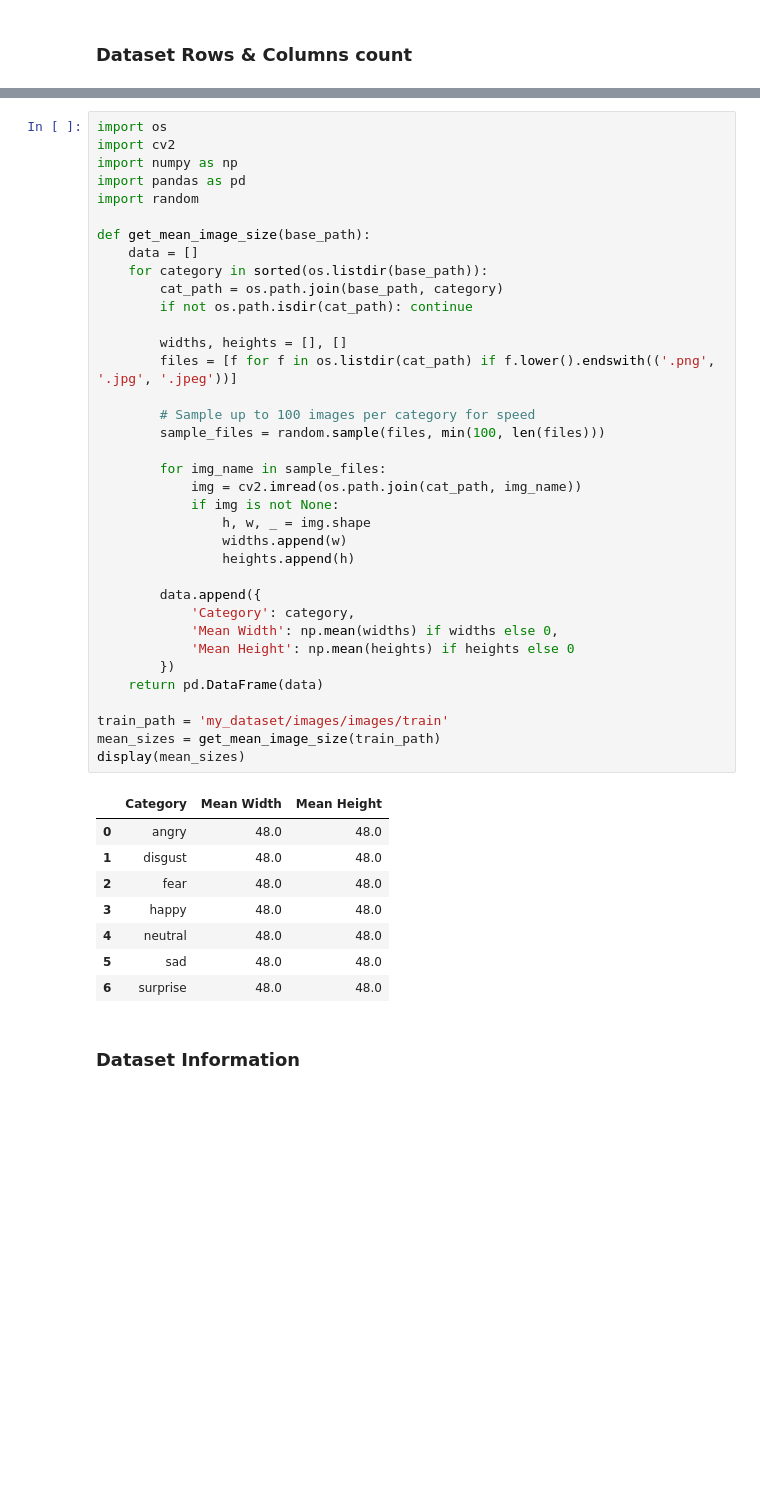
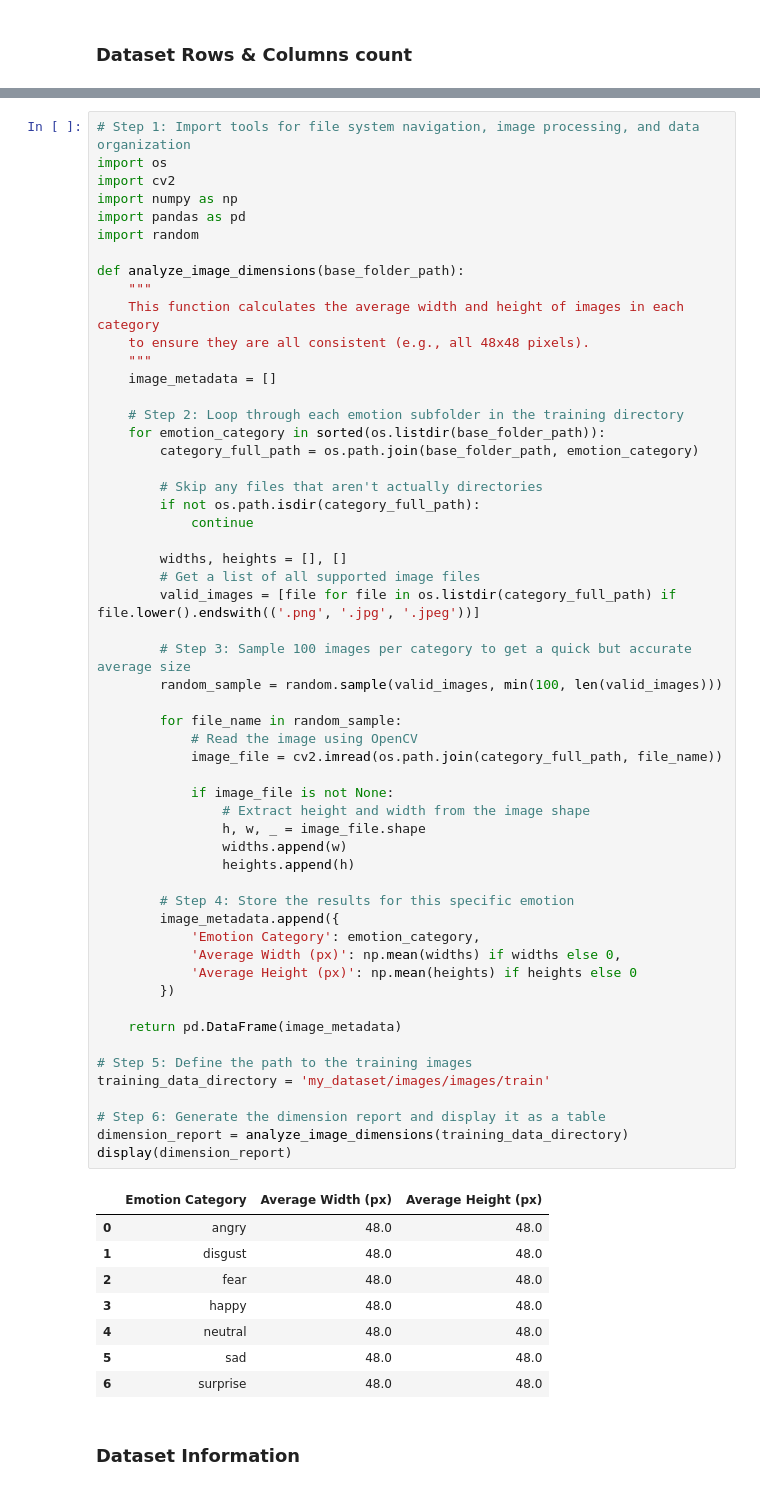
Before and after one commit to amol004/DeepFER-Facial-Emotion-Recognition-Using-Deep-Learning, a Jupyter notebook: DeepFER_Facial_Emotion_Recognition_Using_Deep_Learning.ipynb, the cells around one changed output, grey strips where cells are left out. Saved outputs shown, nothing was run; the diff lists cells and outputs as text; blank space fills up the shorter version.

```diff
--- a/DeepFER_Facial_Emotion_Recognition_Using_Deep_Learning.ipynb
+++ b/DeepFER_Facial_Emotion_Recognition_Using_Deep_Learning.ipynb
@@ -264,41 +289,60 @@ Total Images: 35887
 # %%
+# Step 1: Import tools for file system navigation, image processing, and data organization
 import os
 import cv2
 import numpy as np
 import pandas as pd
 import random
 
-def get_mean_image_size(base_path):
-    data = []
-    for category in sorted(os.listdir(base_path)):
-        cat_path = os.path.join(base_path, category)
-        if not os.path.isdir(cat_path): continue
+def analyze_image_dimensions(base_folder_path):
+    """
+    This function calculates the average width and height of images in each category
+    to ensure they are all consistent (e.g., all 48x48 pixels).
+    """
+    image_metadata = []
+
+    # Step 2: Loop through each emotion subfolder in the training directory
+    for emotion_category in sorted(os.listdir(base_folder_path)):
+        category_full_path = os.path.join(base_folder_path, emotion_category)
+
+        # Skip any files that aren't actually directories
+        if not os.path.isdir(category_full_path):
+            continue
 
         widths, heights = [], []
-        files = [f for f in os.listdir(cat_path) if f.lower().endswith(('.png', '.jpg', '.jpeg'))]
+        # Get a list of all supported image files
+        valid_images = [file for file in os.listdir(category_full_path) if file.lower().endswith(('.png', '.jpg', '.jpeg'))]
 
-        # Sample up to 100 images per category for speed
-        sample_files = random.sample(files, min(100, len(files)))
+        # Step 3: Sample 100 images per category to get a quick but accurate average size
+        random_sample = random.sample(valid_images, min(100, len(valid_images)))
 
-        for img_name in sample_files:
-            img = cv2.imread(os.path.join(cat_path, img_name))
-            if img is not None:
-                h, w, _ = img.shape
+        for file_name in random_sample:
+            # Read the image using OpenCV
+            image_file = cv2.imread(os.path.join(category_full_path, file_name))
+
+            if image_file is not None:
+                # Extract height and width from the image shape
+                h, w, _ = image_file.shape
                 widths.append(w)
                 heights.append(h)
 
-        data.append({
-            'Category': category,
-            'Mean Width': np.mean(widths) if widths else 0,
-            'Mean Height': np.mean(heights) if heights else 0
+        # Step 4: Store the results for this specific emotion
+        image_metadata.append({
+            'Emotion Category': emotion_category,
+            'Average Width (px)': np.mean(widths) if widths else 0,
+            'Average Height (px)': np.mean(heights) if heights else 0
         })
-    return pd.DataFrame(data)
 
-train_path = 'my_dataset/images/images/train'
-mean_sizes = get_mean_image_size(train_path)
-display(mean_sizes)
+    return pd.DataFrame(image_metadata)
+
+# Step 5: Define the path to the training images
+training_data_directory = 'my_dataset/images/images/train'
+
+# Step 6: Generate the dimension report and display it as a table
+dimension_report = analyze_image_dimensions(training_data_directory)
+display(dimension_report)
 # %% [output]
-|  | Category | Mean Width | Mean Height |
+|  | Emotion Category | Average Width (px) | Average Height (px) |
 | 0 | angry | 48.0 | 48.0 |
 | 1 | disgust | 48.0 | 48.0 |
 | 2 | fear | 48.0 | 48.0 |
```
Also changed, not shown: parts of 3 cells of this notebook.
